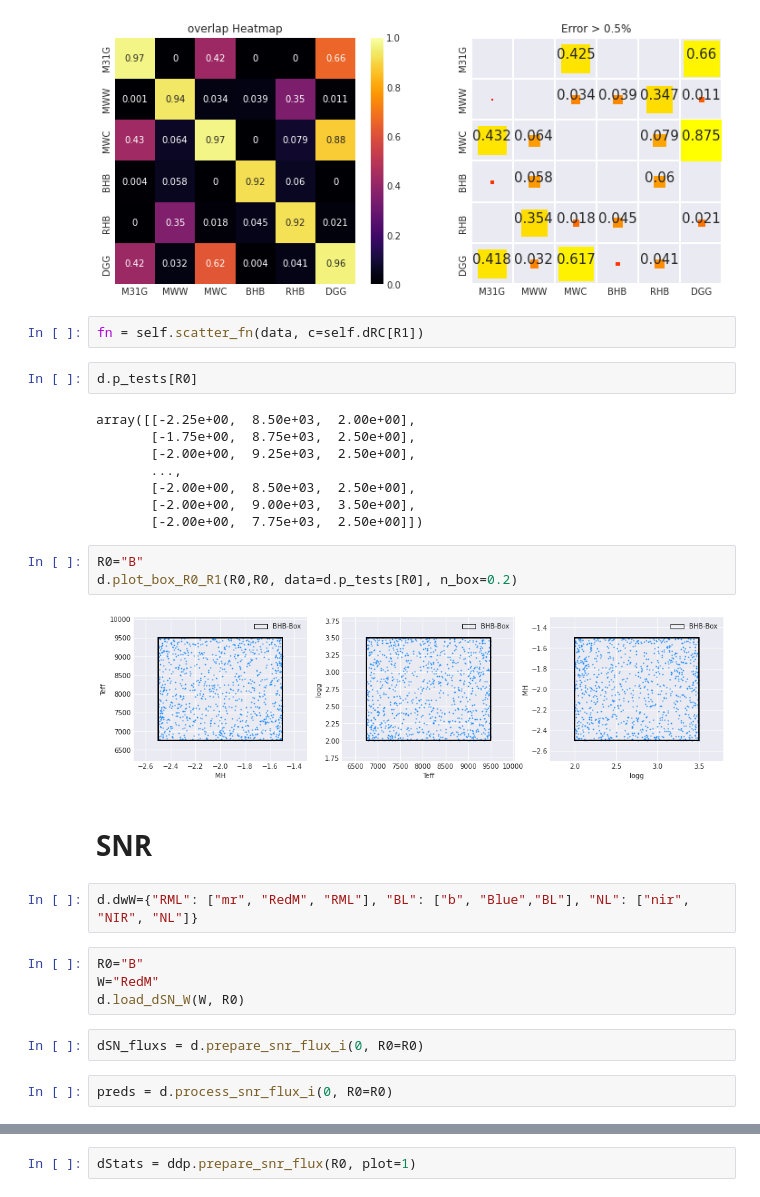
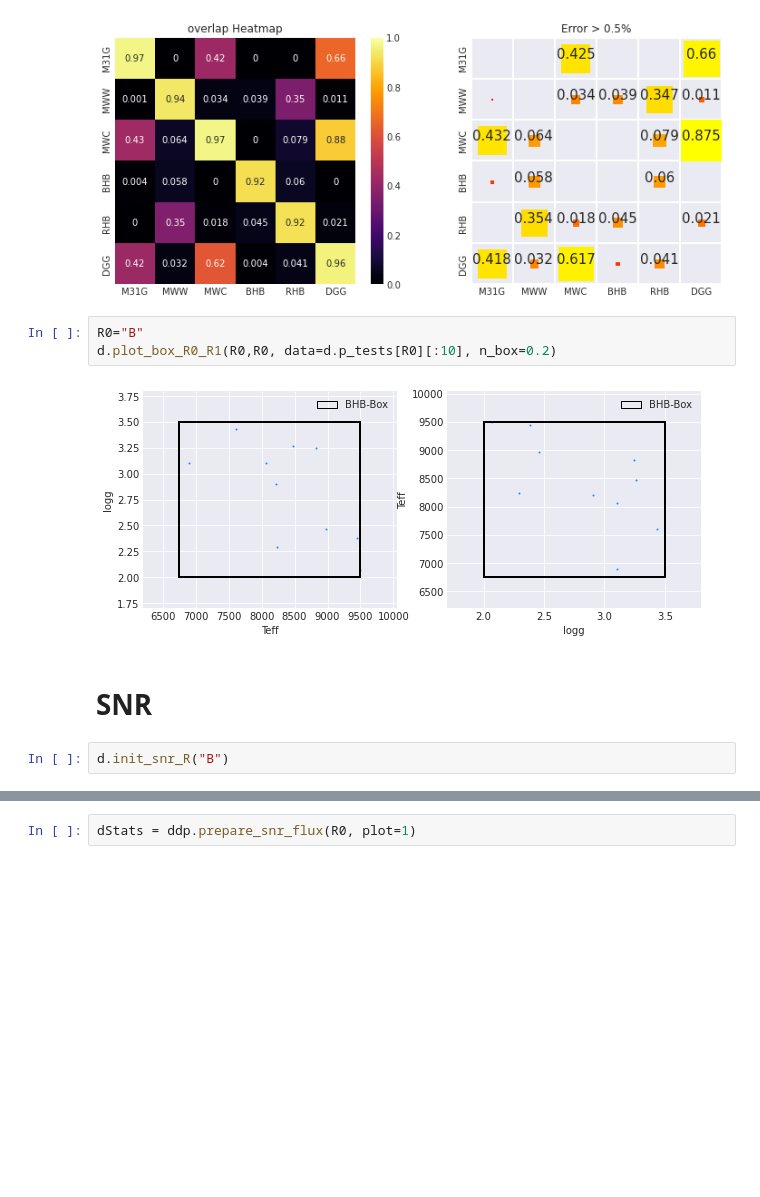
Before and after one commit to ViskaWei/LV, a Jupyter notebook: nb/dnn_2d.ipynb, the cells around one changed output, grey strips where cells are left out. Cells and saved outputs as stored; diff of their text form; blank space fills up the shorter version.

```diff
--- a/nb/dnn_2d.ipynb
+++ b/nb/dnn_2d.ipynb
@@ -53,35 +53,15 @@ d.plot_pred_box_R0("B")
 d.get_overlap_mat(plot=1)
 # %% [output]
 [figure]
-# %%
-fn = self.scatter_fn(data, c=self.dRC[R1])
-# %%
-d.p_tests[R0]
-# %% [output]
-array([[-2.25e+00,  8.50e+03,  2.00e+00],
-       [-1.75e+00,  8.75e+03,  2.50e+00],
-       [-2.00e+00,  9.25e+03,  2.50e+00],
-       ...,
-       [-2.00e+00,  8.50e+03,  2.50e+00],
-       [-2.00e+00,  9.00e+03,  3.50e+00],
-       [-2.00e+00,  7.75e+03,  2.50e+00]])
 # %%
 R0="B"
-d.plot_box_R0_R1(R0,R0, data=d.p_tests[R0], n_box=0.2)
+d.plot_box_R0_R1(R0,R0, data=d.p_tests[R0][:10], n_box=0.2)
 # %% [output]
-[figure, old version]
+[figure, new version]
 # %% [markdown]
 # SNR
-# %%
-d.dwW={"RML": ["mr", "RedM", "RML"], "BL": ["b", "Blue","BL"], "NL": ["nir", "NIR", "NL"]}
-# %%
-R0="B"
-W="RedM"
-d.load_dSN_W(W, R0)
-# %%
-dSN_fluxs = d.prepare_snr_flux_i(0, R0=R0)
-# %%
-preds = d.process_snr_flux_i(0, R0=R0)
+# %%
+d.init_snr_R("B")
 # %%
 d.eval_snr(R0, snr=20)
 # %% [output]
```
Also changed, not shown: parts of 80 cells of this notebook, 4 other files.
